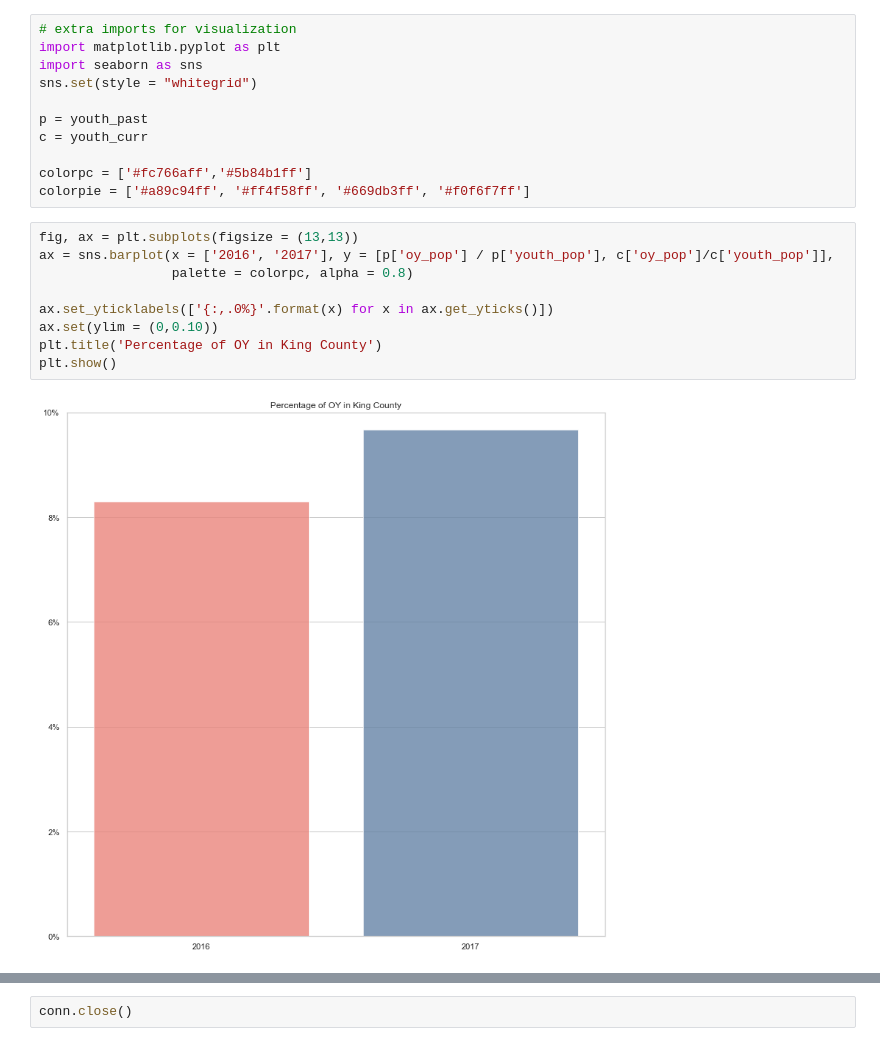
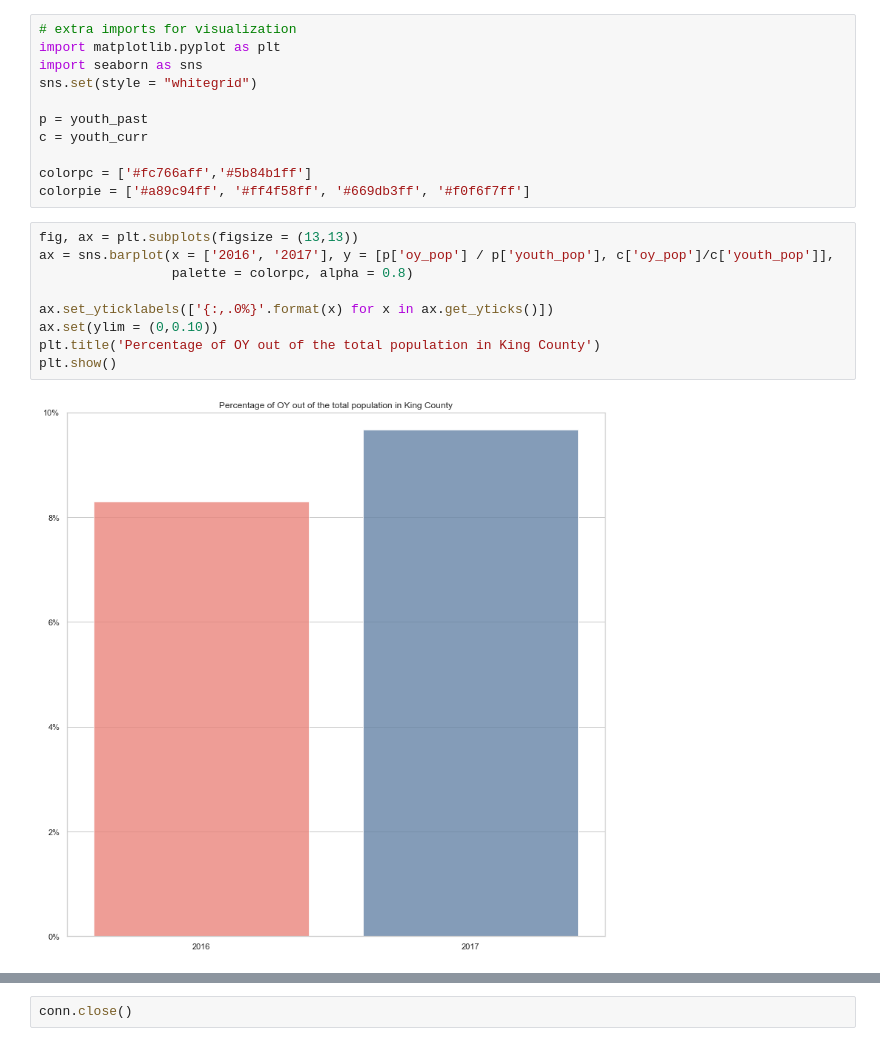
Before and after one commit to awyeh64/phase-1-project-west-ds-082420, a Jupyter notebook: notebooks/exploratory/andrew_01_erh_download_and_explore_data.ipynb, the cells around one changed output, grey strips where cells are left out. Cells and saved outputs as stored; diff of their text form.

```diff
--- a/notebooks/exploratory/andrew_01_erh_download_and_explore_data.ipynb
+++ b/notebooks/exploratory/andrew_01_erh_download_and_explore_data.ipynb
@@ -314,14 +314,14 @@ colorpie = ['#a89c94ff', '#ff4f58ff', '#669db3ff', '#f0f6f7ff']
 # %%
 fig, ax = plt.subplots(figsize = (13,13))
 ax = sns.barplot(x = ['2016', '2017'], y = [p['oy_pop'] / p['youth_pop'], c['oy_pop']/c['youth_pop']],
                  palette = colorpc, alpha = 0.8)
 
 ax.set_yticklabels(['{:,.0%}'.format(x) for x in ax.get_yticks()])
 ax.set(ylim = (0,0.10))
-plt.title('Percentage of OY in King County')
+plt.title('Percentage of OY out of the total population in King County')
 plt.show()
 # %% [output]
-[figure, old version]
+[figure, new version]
 # %%
 labels = ['No GED', 'Highschool', 'Some College', 'College Degree']
 school_p = [p['oy_no_ged'], p['oy_highschool'], p['oy_some_college'], p['oy_college']]
```
Also changed, not shown: parts of 2 cells of this notebook.
